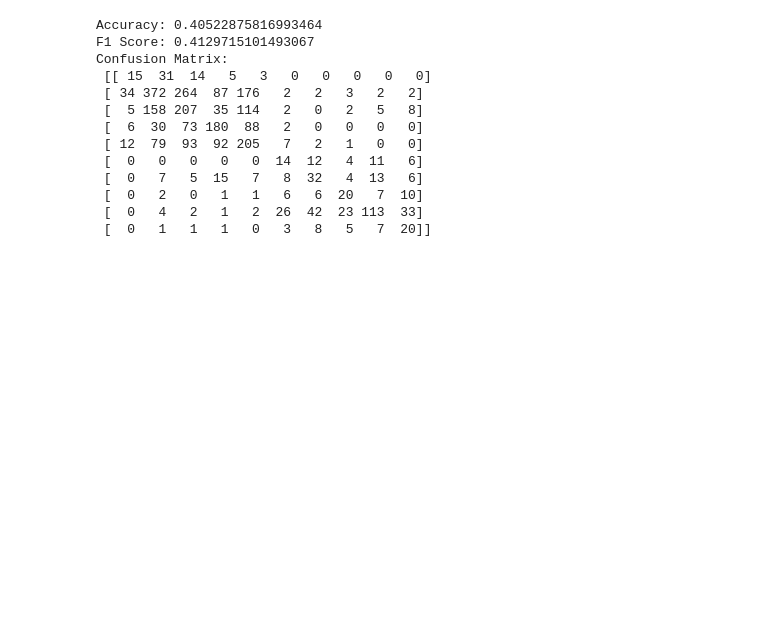
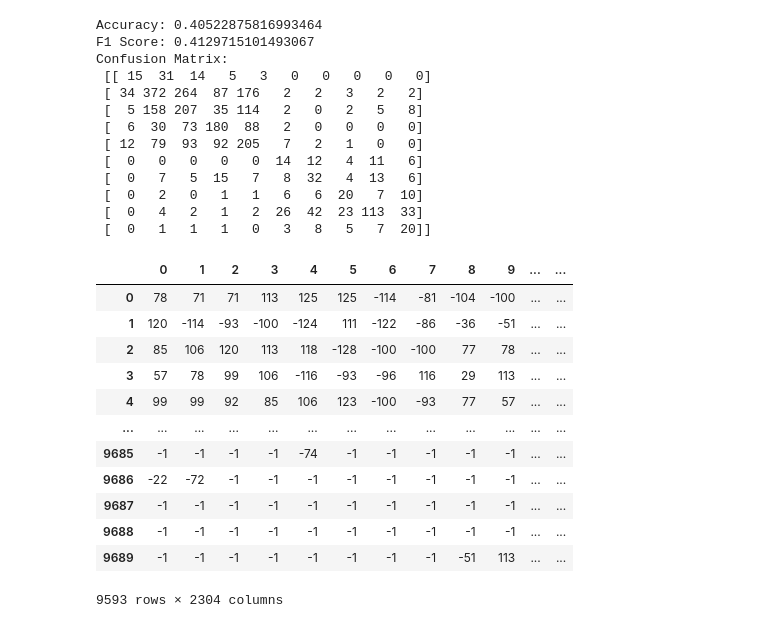
Before and after one commit to Suhail270/DMML, a Jupyter notebook: Coursework/Part 1/Models-PCA.ipynb, the cells around one changed output. Saved outputs shown, nothing was run; the diff lists cells and outputs as text; code cells hidden in the pictures; blank space fills up the shorter version.

```diff
--- a/Coursework/Part 1/Models-PCA.ipynb
+++ b/Coursework/Part 1/Models-PCA.ipynb
@@ -1008,3 +1008,19 @@ Confusion Matrix:
  [  0   2   0   1   1   6   6  20   7  10]
  [  0   4   2   1   2  26  42  23 113  33]
  [  0   1   1   1   0   3   8   5   7  20]]
+# %%
+x_train_no_outliers
+# %% [output]
+|  | 0 | 1 | 2 | 3 | 4 | 5 | 6 | 7 | 8 | 9 | ... | ... |
+| 0 | 78 | 71 | 71 | 113 | 125 | 125 | -114 | -81 | -104 | -100 | ... | ... |
+| 1 | 120 | -114 | -93 | -100 | -124 | 111 | -122 | -86 | -36 | -51 | ... | ... |
+| 2 | 85 | 106 | 120 | 113 | 118 | -128 | -100 | -100 | 77 | 78 | ... | ... |
+| 3 | 57 | 78 | 99 | 106 | -116 | -93 | -96 | 116 | 29 | 113 | ... | ... |
+| 4 | 99 | 99 | 92 | 85 | 106 | 123 | -100 | -93 | 77 | 57 | ... | ... |
+| ... | ... | ... | ... | ... | ... | ... | ... | ... | ... | ... | ... | ... |
+| 9685 | -1 | -1 | -1 | -1 | -74 | -1 | -1 | -1 | -1 | -1 | ... | ... |
+| 9686 | -22 | -72 | -1 | -1 | -1 | -1 | -1 | -1 | -1 | -1 | ... | ... |
+| 9687 | -1 | -1 | -1 | -1 | -1 | -1 | -1 | -1 | -1 | -1 | ... | ... |
+| 9688 | -1 | -1 | -1 | -1 | -1 | -1 | -1 | -1 | -1 | -1 | ... | ... |
+| 9689 | -1 | -1 | -1 | -1 | -1 | -1 | -1 | -1 | -51 | 113 | ... | ... |
+9593 rows × 2304 columns
```
Also changed, not shown: parts of 18 cells of this notebook.
